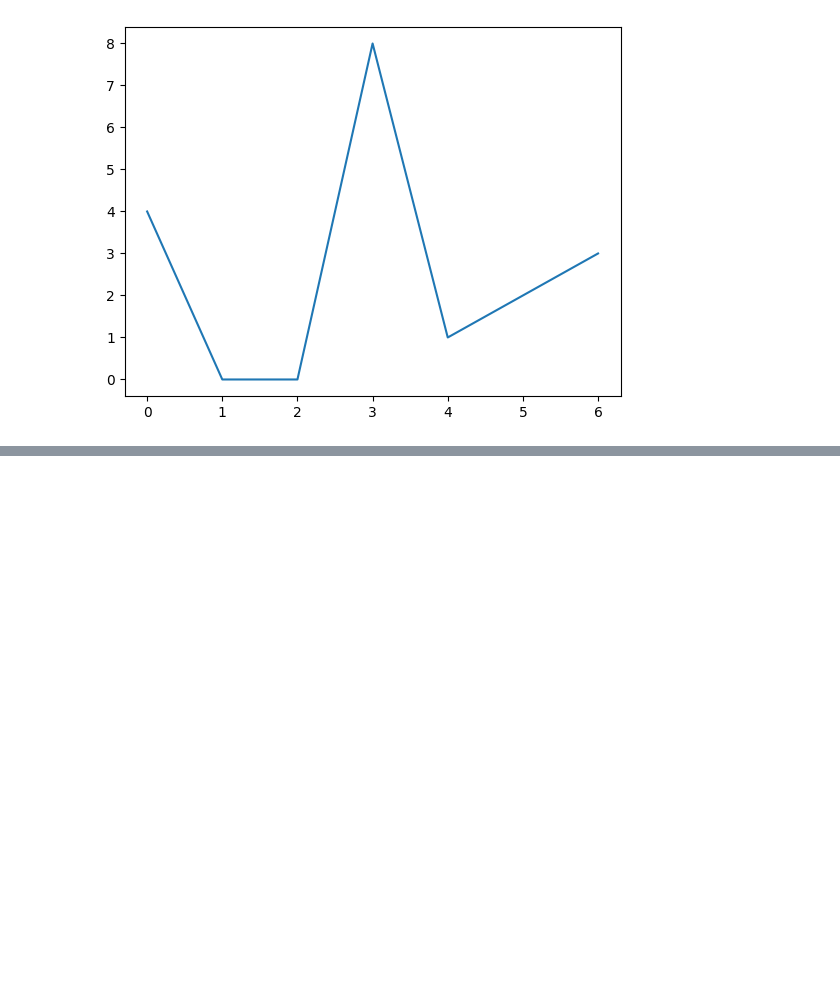
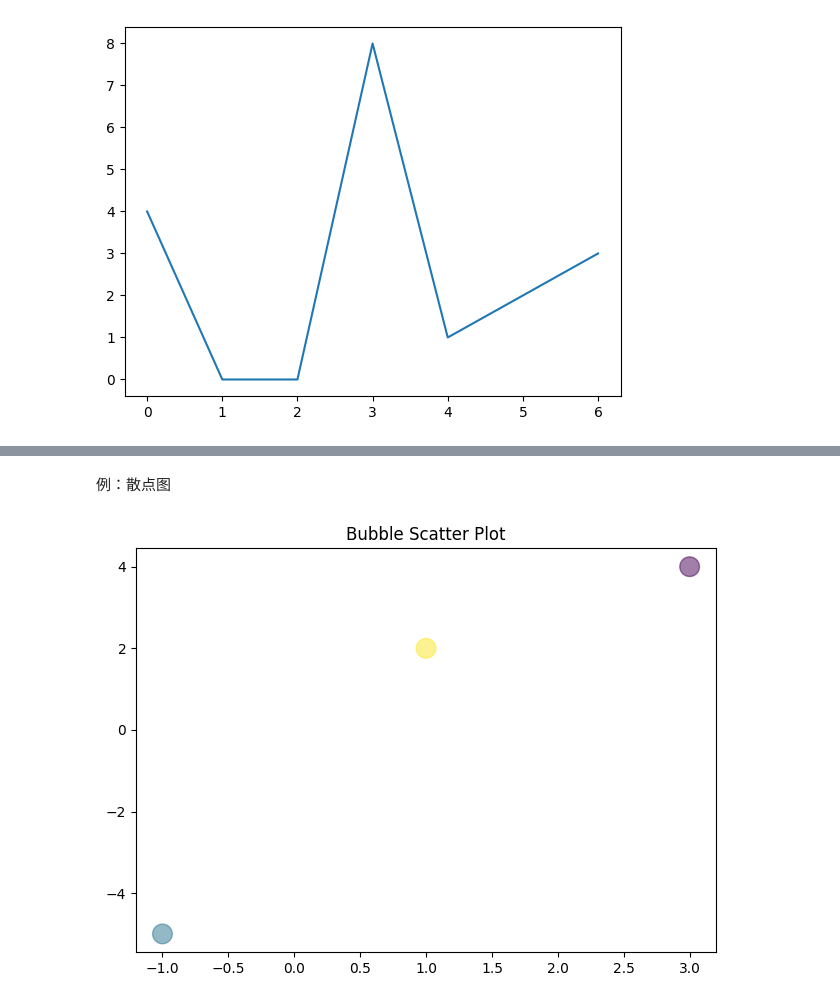
Before and after one commit to gnosis23/algorithms, a Jupyter notebook: python/plot/examples.ipynb, the cells around one changed output, grey strips where cells are left out. Cells and saved outputs as stored; diff of their text form; code cells hidden in the pictures; blank space fills up the shorter version.

```diff
--- a/python/plot/examples.ipynb
+++ b/python/plot/examples.ipynb
@@ -11 +32,21 @@ display_line([4, 0, 0, 8, 1, 2, 3])
+# %% [markdown]
+例：散点图
+# %%
+def display_scatter(points):
+    """散点图"""
+    points = np.array(points, dtype=float)
+    x, y = points[:, 0], points[:, 1]
+    colors = np.random.randn(len(points))
+    area = np.full(len(points), 200.0)
+
+    plt.figure()  # 清除
+    plt.scatter(x, y, s=area, c=colors, alpha=0.5, cmap="viridis")
+    plt.title("Bubble Scatter Plot")
+
+    plt.tight_layout()
+    plt.show()
+
+display_scatter([[1, 2], [3, 4], [-1, -5]])
+# %% [output]
+[figure, added]
 # %% [markdown]
```
Also changed, not shown: parts of 14 cells of this notebook, 1 other file.
